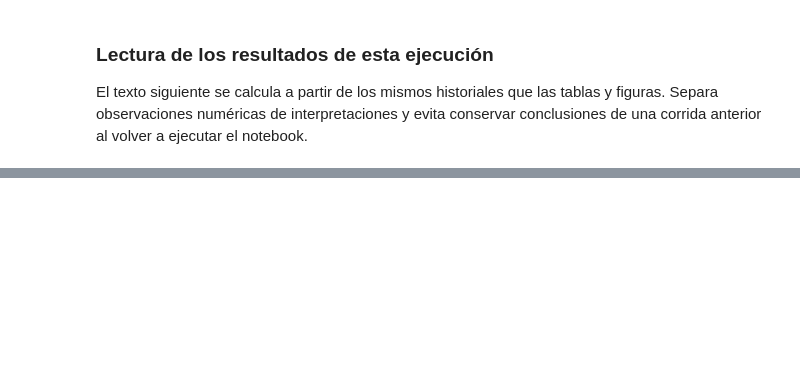
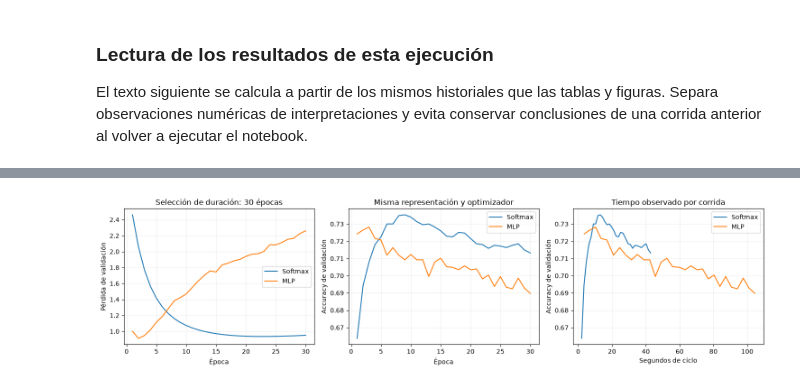
Before and after one commit to AlvaroGCh2020/TP_MLP_AlvaroGCh_61621, a Jupyter notebook: RESUELTO_MLP.ipynb, the cells around one changed output, grey strips where cells are left out. Cells and saved outputs as stored; diff of their text form; code cells hidden in the pictures; blank space fills up the shorter version.

```diff
--- a/RESUELTO_MLP.ipynb
+++ b/RESUELTO_MLP.ipynb
@@ -1282,0 +1459,80 @@ display(Markdown(analysis_text))
+# %%
+# Resultados ya publicados; constantes con fuente, no un entrenamiento recuperado.
+historical_softmax = {'accuracy': 0.652947424322889, 'f1_macro': 0.6439324109853343, 'f1_weighted': 0.6530550518754684, 'config': {'remove_stopwords': False, 'normalization': 'lemmatize', 'ngram_range': '1gram', 'max_features': 10000, 'min_df': 2, 'lr': 0.010968217207529524, 'batch_size': 128}, 'parameters': 200020, 'final_epochs': 20, 'final_training_sec_original_definition': 25.79372820002027, 'best_validation_accuracy': 0.7220503756076005}
+historical_source = 'https://github.com/AlvaroGCh2020/TP_Softmax_AlvaroGCh_61621/blob/4ef3d5efe3898a21cf6b7b250e771e48690a352e/RESUELTO_Softmax.ipynb'
+historical_comparison = pd.DataFrame([
+    {'entrega': 'Softmax anterior', 'accuracy': historical_softmax['accuracy'],
+     'f1_macro': historical_softmax['f1_macro'], 'epocas_finales': 20,
+     'stopwords': False, 'lr': historical_softmax['config']['lr'], 'batch': 128,
+     'busqueda': '15 × 5 épocas, Adam', 'duracion': '20 épocas prefijadas'},
+    {'entrega': 'MLP actual', 'accuracy': test_accuracy, 'f1_macro': test_f1_macro,
+     'epocas_finales': selected_epochs, 'stopwords': best['remove_stopwords'],
+     'lr': best['lr'], 'batch': best['batch_size'],
+     'busqueda': '24 × hasta 8 épocas, tres optimizadores',
+     'duracion': 'mínima pérdida de validación'},
+]).set_index('entrega')
+display(historical_comparison)
+display(Markdown('[Fuente de los resultados Softmax anteriores](' + historical_source + '). '
+    'Ambas entregas usan los 7532 documentos del test oficial. La anterior evaluaba test '
+    'por época de forma descriptiva, sin elegir la duración con él; aquí test se evalúa al final. '
+    'Cambian también HP, presupuestos, inicialización y orden de batches: la diferencia histórica '
+    'no aísla el efecto de las capas ocultas.'))
+
+fig, axes = plt.subplots(1, 3, figsize=(15, 4))
+for record, label in [(softmax_finalist_record, 'Softmax'), (finalist_record, 'MLP')]:
+    h = pd.DataFrame(record['history'])
+    axes[0].plot(h['epoch'], h['val_loss'], label=label)
+    axes[1].plot(h['epoch'], h['val_acc'], label=label)
+    axes[2].plot(h['cumulative_cycle_sec'], h['val_acc'], label=label)
+axes[0].set(xlabel='Época', ylabel='Pérdida de validación', title='Selección de duración: 30 épocas')
+axes[1].set(xlabel='Época', ylabel='Accuracy de validación', title='Misma representación y optimizador')
+axes[2].set(xlabel='Segundos de ciclo', ylabel='Accuracy de validación', title='Tiempo observado por corrida')
+for ax in axes:
+    ax.legend()
+    ax.grid(alpha=0.2)
+fig.tight_layout()
+plt.show()
+
+zero_train_count = int((final_data[0].tensors[0].count_nonzero(dim=1) == 0).sum())
+zero_test_count = int((final_data[1].tensors[0].count_nonzero(dim=1) == 0).sum())
+delta_historical = 100 * (test_accuracy - historical_softmax['accuracy'])
+delta_controlled = 100 * (test_accuracy - softmax_test['accuracy'])
+delta_f1 = test_f1_macro - softmax_test['f1_macro']
+comparison_text = (
+    f'**Resultado histórico.** MLP: {100*test_accuracy:.2f} % frente a '
+    f'{100*historical_softmax["accuracy"]:.2f} % de Softmax, diferencia '
+    f'{delta_historical:+.2f} puntos porcentuales. F1 macro: {test_f1_macro:.4f} frente '
+    f'a {historical_softmax["f1_macro"]:.4f}. Es una comparación entre entregas completas '
+    'con protocolos diferentes, no una mejora atribuible únicamente a la arquitectura.\n\n'
+    f'**Condiciones comunes.** El lineal eligió {softmax_selected_epochs} épocas y obtuvo '
+    f'accuracy {100*softmax_test["accuracy"]:.2f} % y F1 macro {softmax_test["f1_macro"]:.4f}. '
+    f'La diferencia MLP − Softmax fue {delta_controlled:+.2f} puntos de accuracy y '
+    f'{delta_f1:+.4f} de F1 macro. El MLP tiene {final_record["parameters"]:,} parámetros '
+    f'frente a {softmax_final_record["parameters"]:,} del lineal. Una mayor capacidad no '
+    'garantiza una mejora: hay que considerar pérdida de validación, costo y sobreajuste. '
+    'Este resultado describe estas condiciones y una semilla; no establece una superioridad '
+    'general ni significancia estadística.\n\n'
+    '**Costo.** Las columnas ajuste y ciclo conservan la definición común del notebook. '
+    'La curva contra segundos incluye evaluar train y validación; el ajuste final evalúa '
+    'solo train por época. El costo de la búsqueda MLP y sus comparaciones no está incluido '
+    'en esos tiempos finales. Las corridas pueden realizarse en fechas y cargas distintas; '
+    'no se interpreta el cociente de tiempos como una aceleración de hardware. El tiempo '
+    'histórico de Softmax no se mezcla con estos intervalos porque incluía otras operaciones.\n\n'
+    f'**Representación y errores.** En la representación final común quedan '
+    f'{zero_train_count} vectores nulos en train y {zero_test_count} en test. Ambos modelos '
+    'reciben la misma entrada para esos documentos, por lo que las ocultas no recuperan '
+    'la información descartada. Las métricas principales incluyen todos los documentos. '
+    'F1 macro pesa por igual las clases; F1 ponderado usa sus soportes. Los errores por clase '
+    'se leen junto a la matriz y los ejemplos anteriores, sin atribuir causas al conteo solo.'
+)
+display(Markdown(comparison_text))
+save_json(OUT / 'bonus_softmax.json', {
+    'historical': historical_softmax, 'historical_source': historical_source,
+    'softmax_common_protocol': softmax_test,
+    'mlp': {'accuracy': test_accuracy, 'f1_macro': test_f1_macro, 'selected_epochs': selected_epochs},
+    'accuracy_difference_pp_historical': delta_historical,
+    'accuracy_difference_pp_common_protocol': delta_controlled,
+    'zero_train_common_representation': zero_train_count, 'zero_test_common_representation': zero_test_count,
+})
+(OUT / 'comparacion_softmax.md').write_text(comparison_text, encoding='utf-8');
+# %% [output]
@@ -1282,0 +1544 @@ display(Markdown(analysis_text))
+[figure, added]
```
Also changed, not shown: parts of 18 cells of this notebook, 1 other file.
